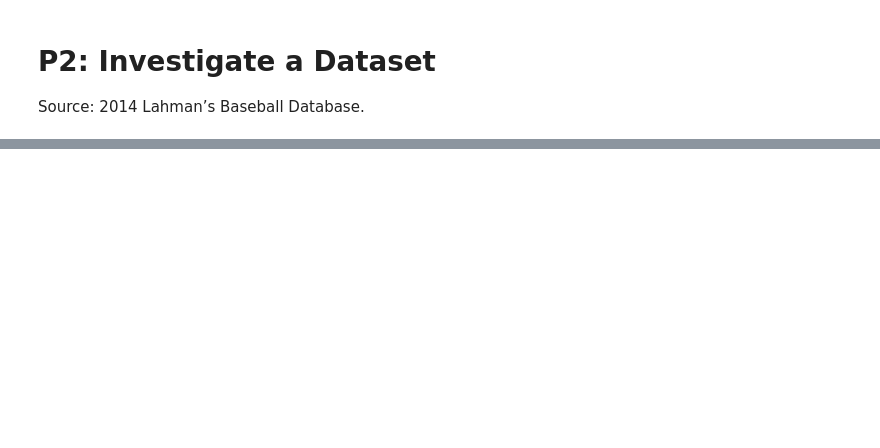
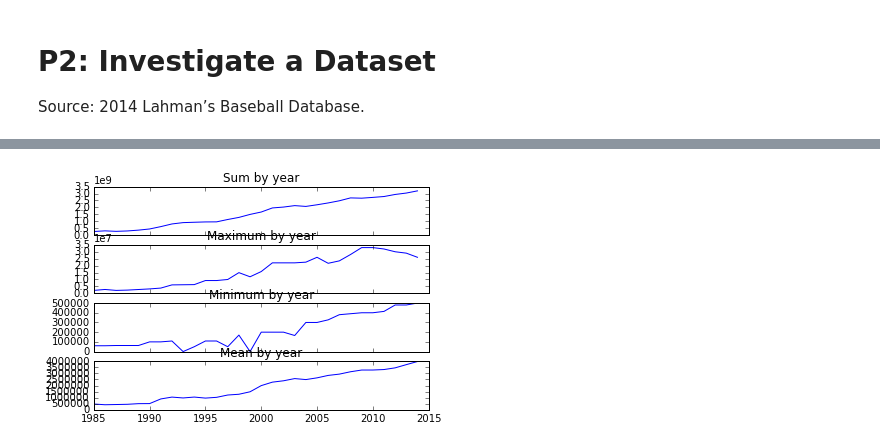
Before and after one commit to wonjunee/investigate-a-dataset, a Jupyter notebook: P2_baseball.ipynb, the cells around one changed output, grey strips where cells are left out. Drawn from its saved outputs; the diff is of its cells as text; code cells hidden in the pictures; blank space fills up the shorter version.

```diff
--- a/P2_baseball.ipynb
+++ b/P2_baseball.ipynb
@@ -45,19 +129,22 @@ if False:
 # %%
 """ data by year """
 salariesDF_by_year = salariesDF[["yearID","salary"]].groupby("yearID").agg([np.sum,np.max,np.min,np.mean])
 salariesDF_by_year.columns = ["sum", "max", "min", "mean"]
 
-if False:
-	f, axarr = plt.subplots(4, sharex=True)
-	axarr[0].set_title('Sum by year')
-	axarr[0].plot(salariesDF_by_year.index, salariesDF_by_year["sum"])
-	axarr[1].set_title('Maximum by year')
-	axarr[1].plot(salariesDF_by_year.index, salariesDF_by_year["max"])
-	axarr[2].set_title('Minimum by year')
-	axarr[2].plot(salariesDF_by_year.index, salariesDF_by_year["min"])
-	axarr[3].set_title('Mean by year')
-	axarr[3].plot(salariesDF_by_year.index, salariesDF_by_year["mean"])
-	plt.show()
+if True:
+    %matplotlib inline
+    f, axarr = plt.subplots(4, sharex=True)
+    axarr[0].set_title('Sum by year')
+    axarr[0].plot(salariesDF_by_year.index, salariesDF_by_year["sum"])
+    axarr[1].set_title('Maximum by year')
+    axarr[1].plot(salariesDF_by_year.index, salariesDF_by_year["max"])
+    axarr[2].set_title('Minimum by year')
+    axarr[2].plot(salariesDF_by_year.index, salariesDF_by_year["min"])
+    axarr[3].set_title('Mean by year')
+    axarr[3].plot(salariesDF_by_year.index, salariesDF_by_year["mean"])
+    plt.show()
+# %% [output]
+[figure, added]
 # %%
 """ Finding maximum year """
 maxSalaryByYear = salariesDF_by_year["max"].argmax()
```
Also changed, not shown: parts of 16 cells of this notebook.
